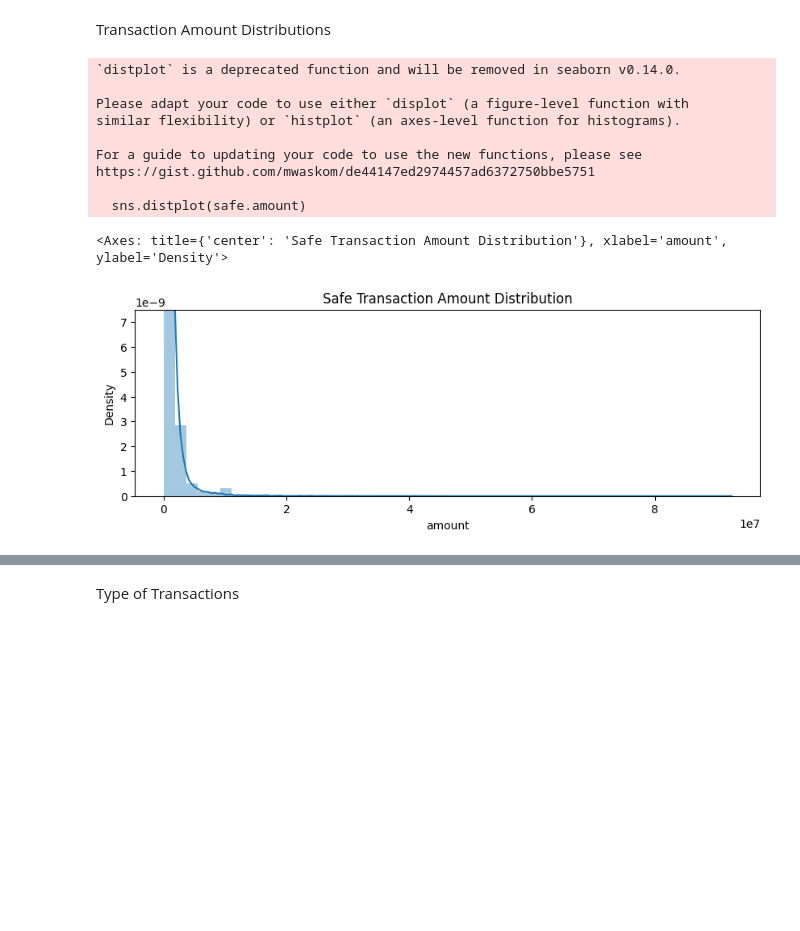
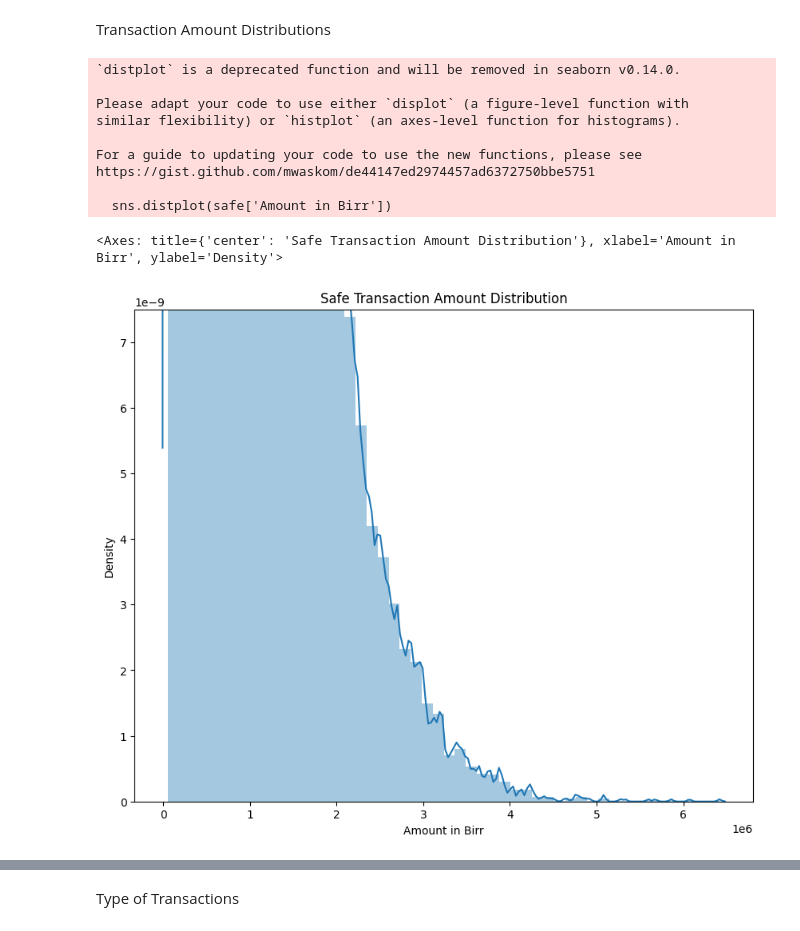
Before and after one commit to amehaabera/Money-Laundering-Using-Machine-Learning, a Jupyter notebook: Money Laundering Using Machine Learning.ipynb, the cells around one changed output, grey strips where cells are left out. Drawn from its saved outputs; the diff is of its cells as text; code cells hidden in the pictures; blank space fills up the shorter version.

```diff
--- a/Money Laundering Using Machine Learning.ipynb
+++ b/Money Laundering Using Machine Learning.ipynb
@@ -54,6 +71,6 @@ import seaborn as sns #for visualization
 import matplotlib.pyplot as plt #for visualization
 # %%
 #Load data
-data=pd.read_csv('C:/Users/User\Downloads/Detecting Money Laundering Using Machine Learning/Money Laundering Dataset.csv')
+data = pd.read_csv('C:\\Users\\Vostro 3568\\Desktop\\AML\\Money_Laundering_Dataset.csv')
 data
 # %% [output]
@@ -82,0 +141,25 @@ False
+# %%
+## Most_Frequent for convertinig null values for Categorical Variable
+
+from sklearn.impute import SimpleImputer
+
+# Separate the columns with missing values
+missing_col1 = ['Conducting Manner', 'Sex', 'Birth Date','Occupation', 'Sub City' , 'Account Type']
+
+# Create a KNN imputer object
+imputer = SimpleImputer(strategy='most_frequent')
+
+# Impute the missing values
+data[missing_col1] = imputer.fit_transform(data[missing_col1])
+# %%
+## Using Median Simple Imputer to convert Null Values Present in Numericals
+
+from sklearn.impute import SimpleImputer
+
+# Separate the columns with missing values
+missing_cols = ['Account No']
+
+imputer = SimpleImputer(strategy='median')
+
+# Impute the missing values
+data[missing_cols] = imputer.fit_transform(data[missing_cols])
@@ -82,0 +201,10 @@ False
+# %%
+#Distribution of the frequency of all transactions
+
+# Convert 'Transaction Time' to a 24-hour format
+# Extract just the hour component from 'Transaction Time' without considering the minutes
+data['Transaction Hour'] = pd.to_datetime(data['Transaction Time'], format='%H:%M').dt.hour
+
+plt.figure(figsize=(10, 3))
+sns.distplot(data['Transaction Hour'])
+plt.title('Distribution of Transactions over the Time')
@@ -155,19 +295,19 @@ Fraud transactions does not show that significant pattern like safe ones in term
 Transaction Amount Distributions
 # %%
 #safe transactions amount distribution plot
-plt.figure(figsize=(10,3))
+plt.figure(figsize=(10,8))
 plt.ylim(0, 0.0000000075)
 plt.title('Safe Transaction Amount Distribution')
-sns.distplot(safe.amount)
+sns.distplot(safe['Amount in Birr'])
 # %% [output]
 `distplot` is a deprecated function and will be removed in seaborn v0.14.0.
 
 Please adapt your code to use either `displot` (a figure-level function with
 similar flexibility) or `histplot` (an axes-level function for histograms).
 
 For a guide to updating your code to use the new functions, please see
 https://gist.github.com/mwaskom/de44147ed2974457ad6372750bbe5751
 
-  sns.distplot(safe.amount)
+  sns.distplot(safe['Amount in Birr'])
-<Axes: title={'center': 'Safe Transaction Amount Distribution'}, xlabel='amount', ylabel='Density'>
+<Axes: title={'center': 'Safe Transaction Amount Distribution'}, xlabel='Amount in Birr', ylabel='Density'>
-[figure, old version]
+[figure, new version]
```
Also changed, not shown: parts of 116 cells of this notebook.
